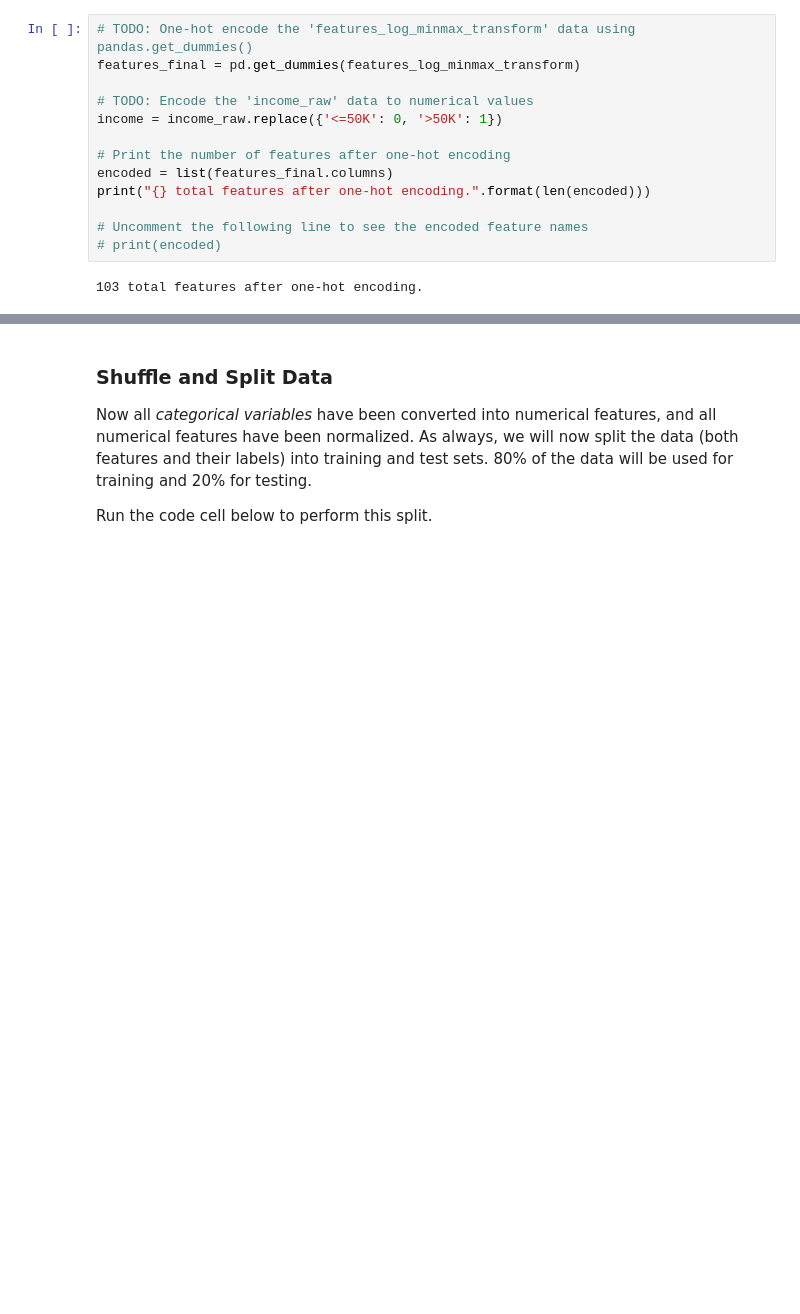
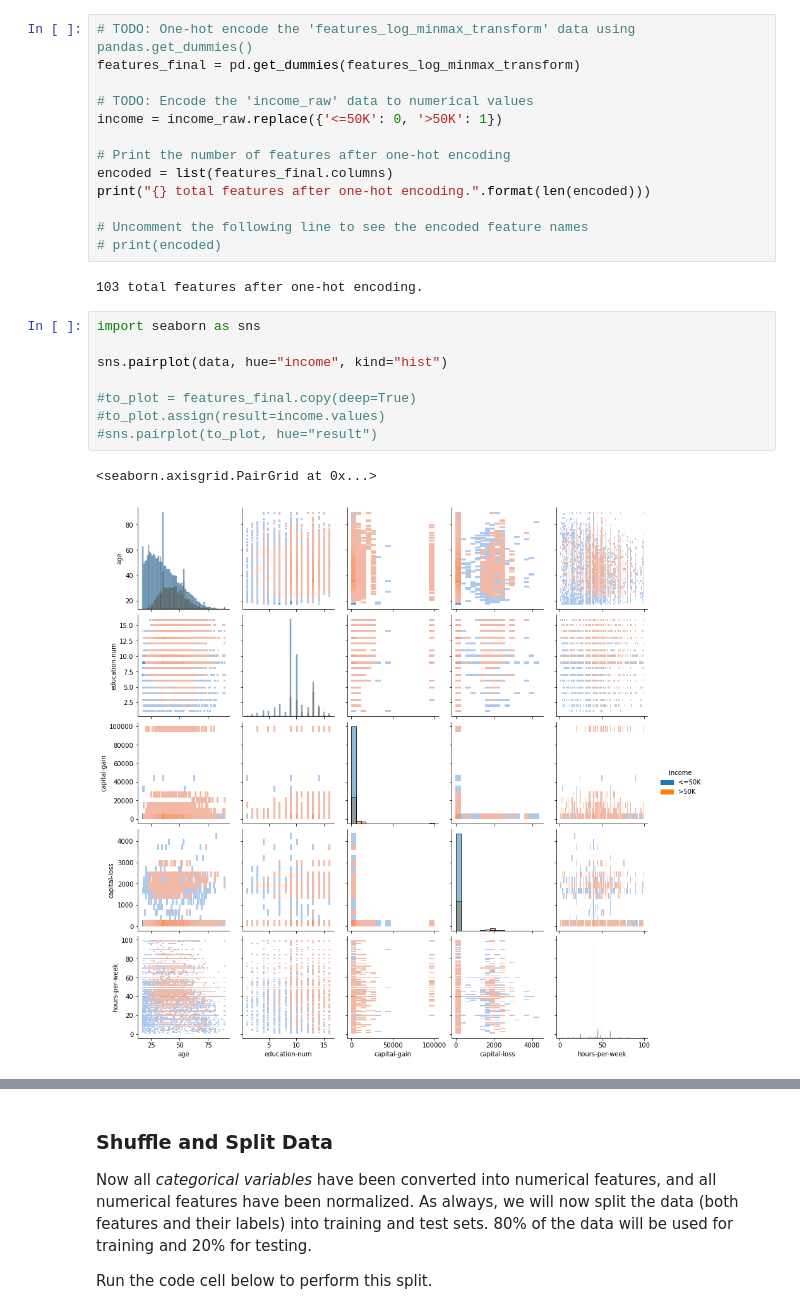
Before and after one commit to szalai-balazs-david/CharityML, a Jupyter notebook: finding_donors/finding_donors.ipynb, the cells around one changed output, grey strips where cells are left out. Drawn from its saved outputs; the diff is of its cells as text; blank space fills up the shorter version.

```diff
--- a/finding_donors/finding_donors.ipynb
+++ b/finding_donors/finding_donors.ipynb
@@ -174,3 +178,14 @@ print("{} total features after one-hot encoding.".format(len(encoded)))
 # print(encoded)
 # %% [output]
 103 total features after one-hot encoding.
+# %%
+import seaborn as sns
+
+sns.pairplot(data, hue="income", kind="hist")
+
+#to_plot = features_final.copy(deep=True)
+#to_plot.assign(result=income.values)
+#sns.pairplot(to_plot, hue="result")
+# %% [output]
+<seaborn.axisgrid.PairGrid at 0x...>
+[figure, added]
```
Also changed, not shown: parts of 27 cells of this notebook.
